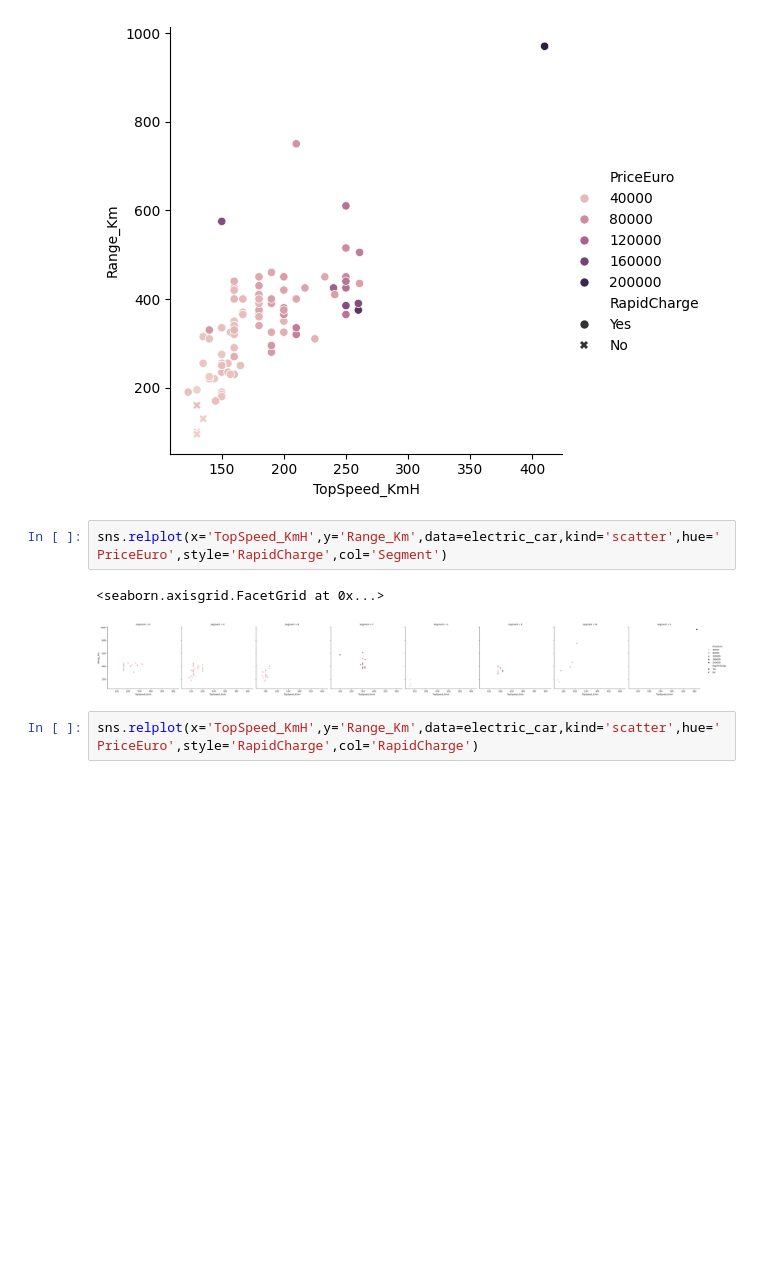
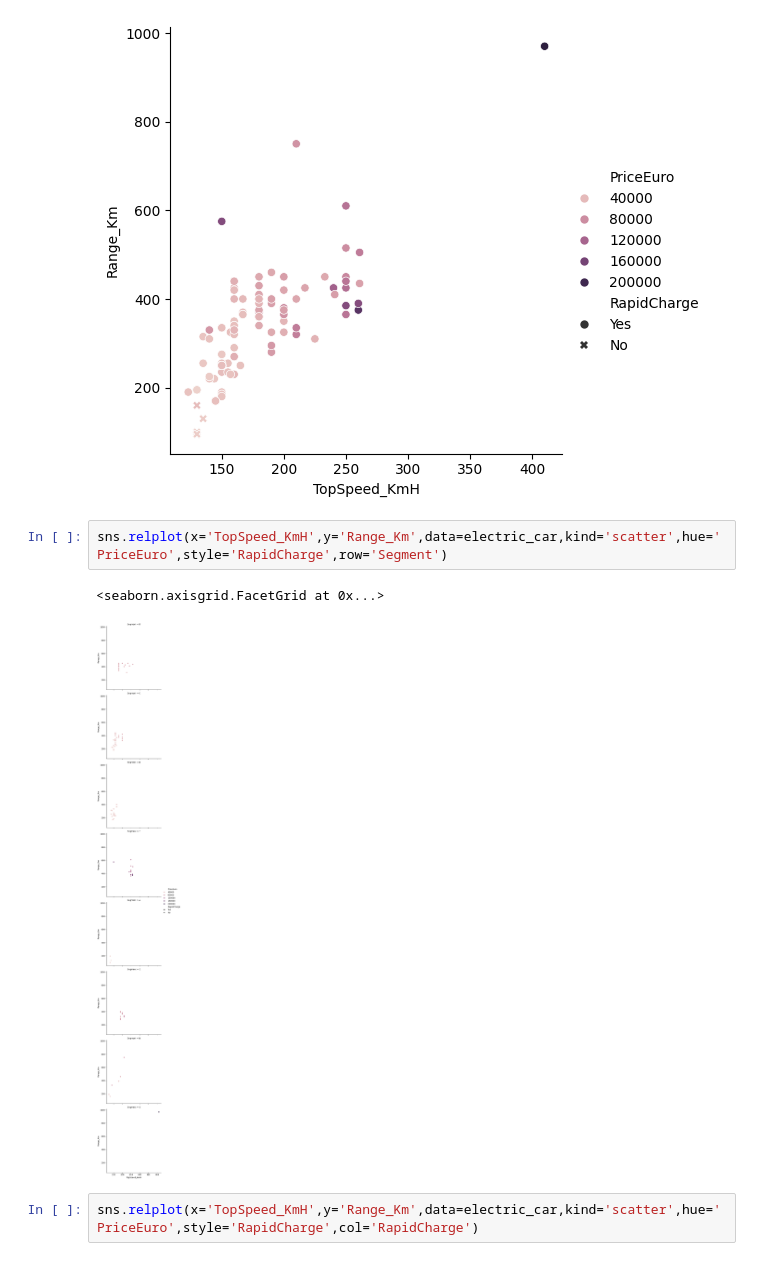
Before and after one commit to jaikrishann/Python_code, a Jupyter notebook: python_module/seaborn_practice.ipynb, the cells around one changed output. Drawn from its saved outputs; the diff is of its cells as text; blank space fills up the shorter version.

```diff
--- a/python_module/seaborn_practice.ipynb
+++ b/python_module/seaborn_practice.ipynb
@@ -114,10 +130,10 @@ sns.relplot(x='TopSpeed_KmH',y='Range_Km',data=electric_car,kind='scatter',hue='
 <seaborn.axisgrid.FacetGrid at 0x...>
 [figure]
 # %%
-sns.relplot(x='TopSpeed_KmH',y='Range_Km',data=electric_car,kind='scatter',hue='PriceEuro',style='RapidCharge',col='Segment')
+sns.relplot(x='TopSpeed_KmH',y='Range_Km',data=electric_car,kind='scatter',hue='PriceEuro',style='RapidCharge',row='Segment')
 # %% [output]
 <seaborn.axisgrid.FacetGrid at 0x...>
-[figure, old version]
+[figure, new version]
 # %%
 sns.relplot(x='TopSpeed_KmH',y='Range_Km',data=electric_car,kind='scatter',hue='PriceEuro',style='RapidCharge',col='RapidCharge')
 # %% [output]
```
Also changed, not shown: parts of 6 cells of this notebook, 3 other files.
